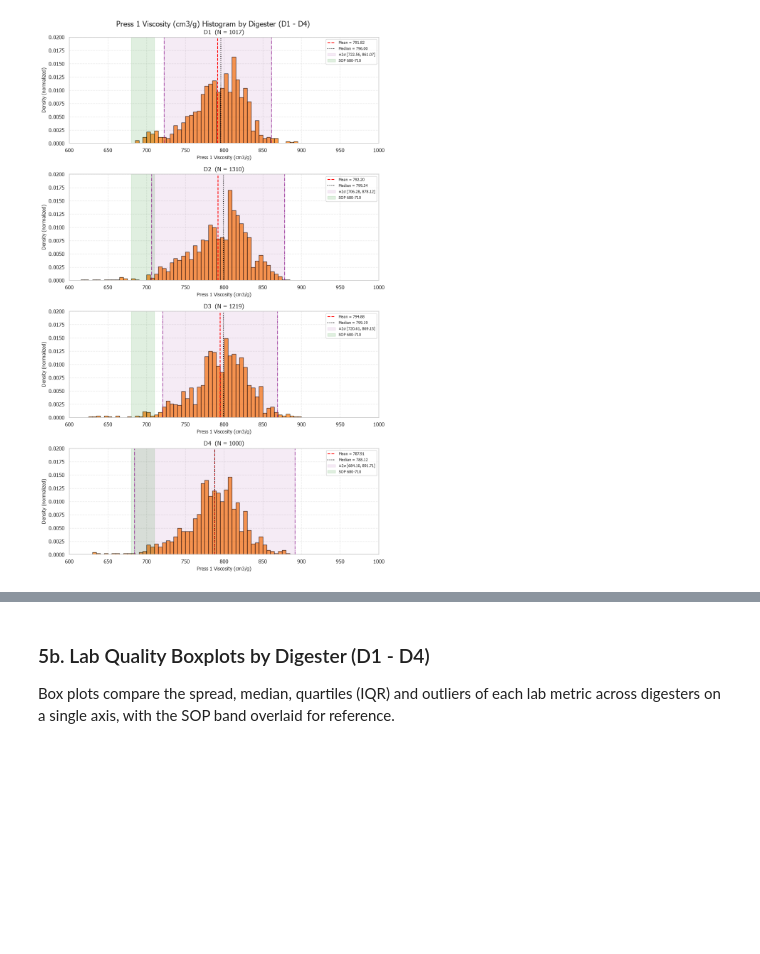
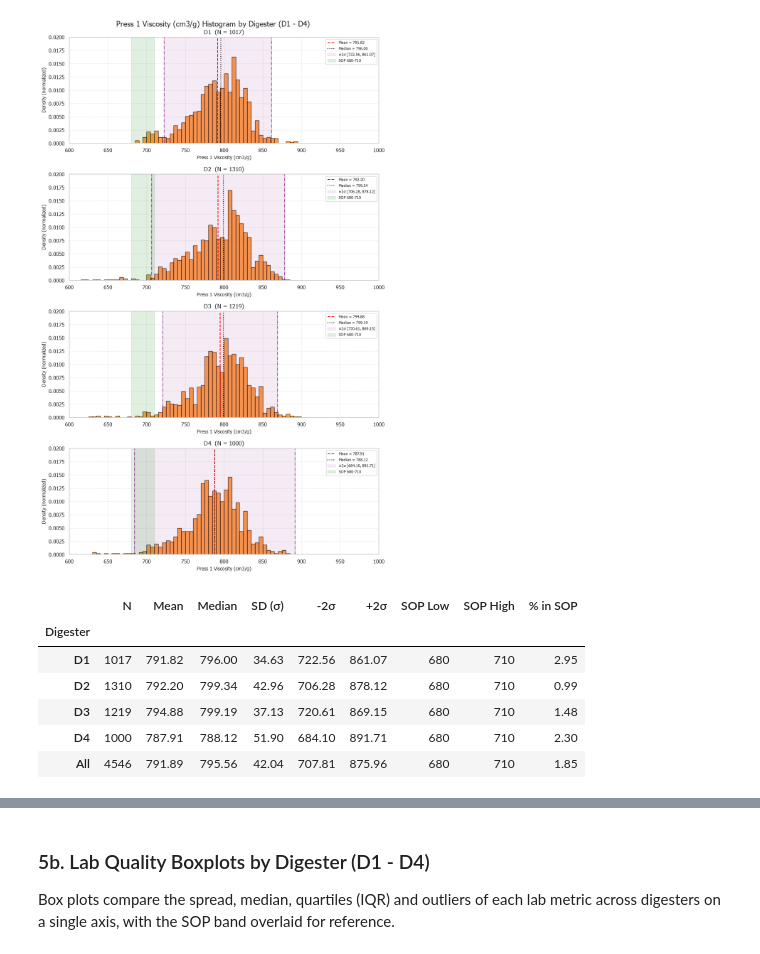
Before and after one commit to chinnput/dp-cooking-odl-analyzer, a Jupyter notebook: DP Cooking ODL Analyzer/Lab_Analysis/realtime_pi_press1_analysis.ipynb, the cells around one changed output, grey strips where cells are left out. Cells and saved outputs as stored; diff of their text form; code cells hidden in the pictures; blank space fills up the shorter version.

```diff
--- a/DP Cooking ODL Analyzer/Lab_Analysis/realtime_pi_press1_analysis.ipynb
+++ b/DP Cooking ODL Analyzer/Lab_Analysis/realtime_pi_press1_analysis.ipynb
@@ -525,6 +566,18 @@ visc_bins = np.arange(_lo, _hi + VISC_BIN_WIDTH, VISC_BIN_WIDTH)
 plot_quality_hist_by_digester(visc_col, 'Press 1 Viscosity (cm3/g)', '#ff7f0e', xlim=VISC_XLIM, ylim=VISC_YLIM, filter_lo=400, filter_hi=2000, bins=visc_bins, density=True)
 # %% [output]
 [figure]
+# %%
+# Summary table for Viscosity (same spike filter as the histogram above)
+visc_summary = quality_summary_table(visc_col, filter_lo=400, filter_hi=2000)
+display(visc_summary)
+# %% [output]
+|  | N | Mean | Median | SD (σ) | -2σ | +2σ | SOP Low | SOP High | % in SOP |
+| Digester |  |  |  |  |  |  |  |  |  |
+| D1 | 1017 | 791.82 | 796.00 | 34.63 | 722.56 | 861.07 | 680 | 710 | 2.95 |
+| D2 | 1310 | 792.20 | 799.34 | 42.96 | 706.28 | 878.12 | 680 | 710 | 0.99 |
+| D3 | 1219 | 794.88 | 799.19 | 37.13 | 720.61 | 869.15 | 680 | 710 | 1.48 |
+| D4 | 1000 | 787.91 | 788.12 | 51.90 | 684.10 | 891.71 | 680 | 710 | 2.30 |
+| All | 4546 | 791.89 | 795.56 | 42.04 | 707.81 | 875.96 | 680 | 710 | 1.85 |
 # %%
 # Brightness Histogram — adjust BRIGHT_XLIM to zoom the X-axis (None = auto)
 # BRIGHT_BIN_WIDTH sets the resolution (smaller = finer). 0.2 shows detail around the ~0.5 rounding grid.
```
Also changed, not shown: parts of 6 cells of this notebook, 21 other files.
